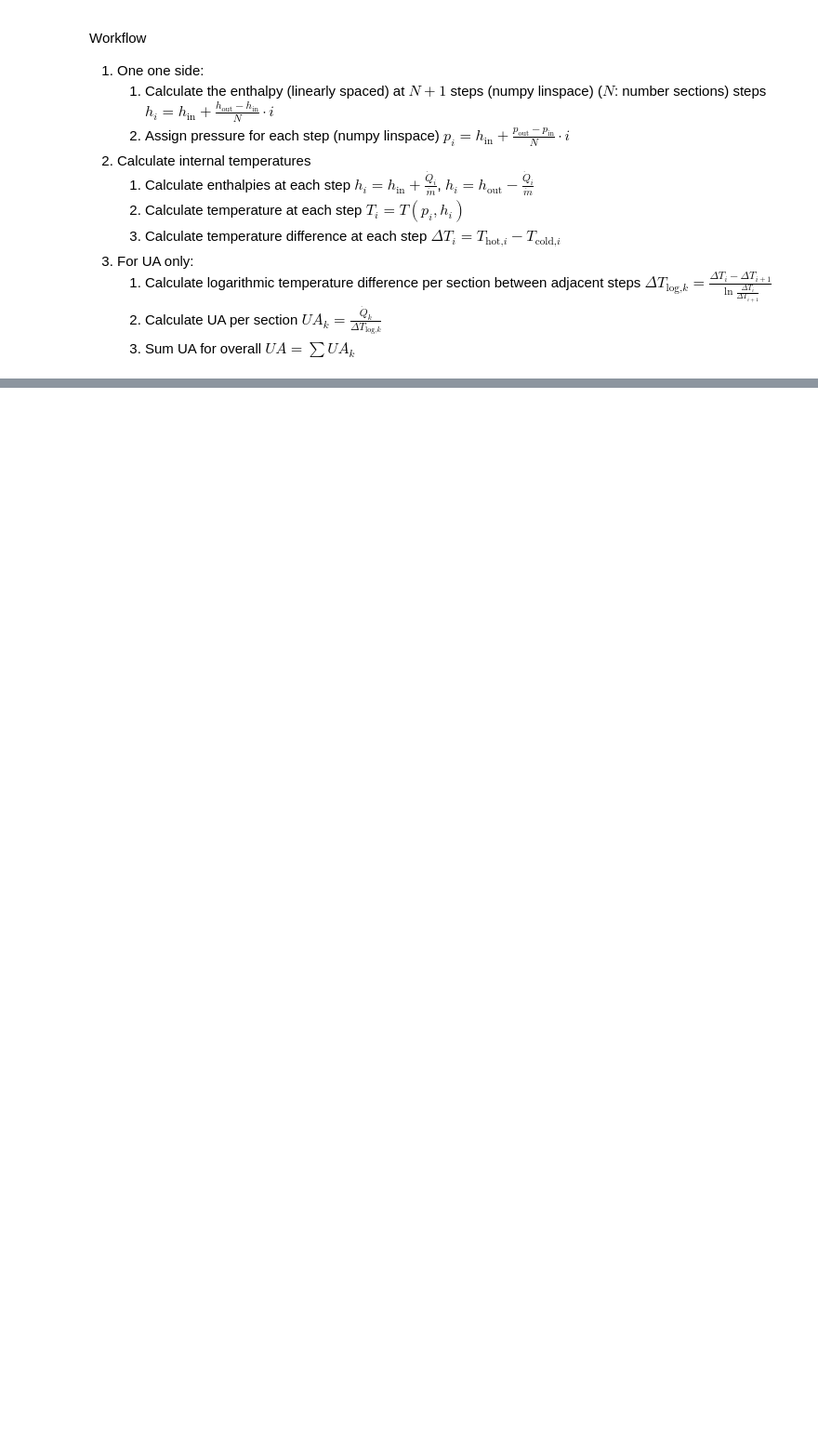
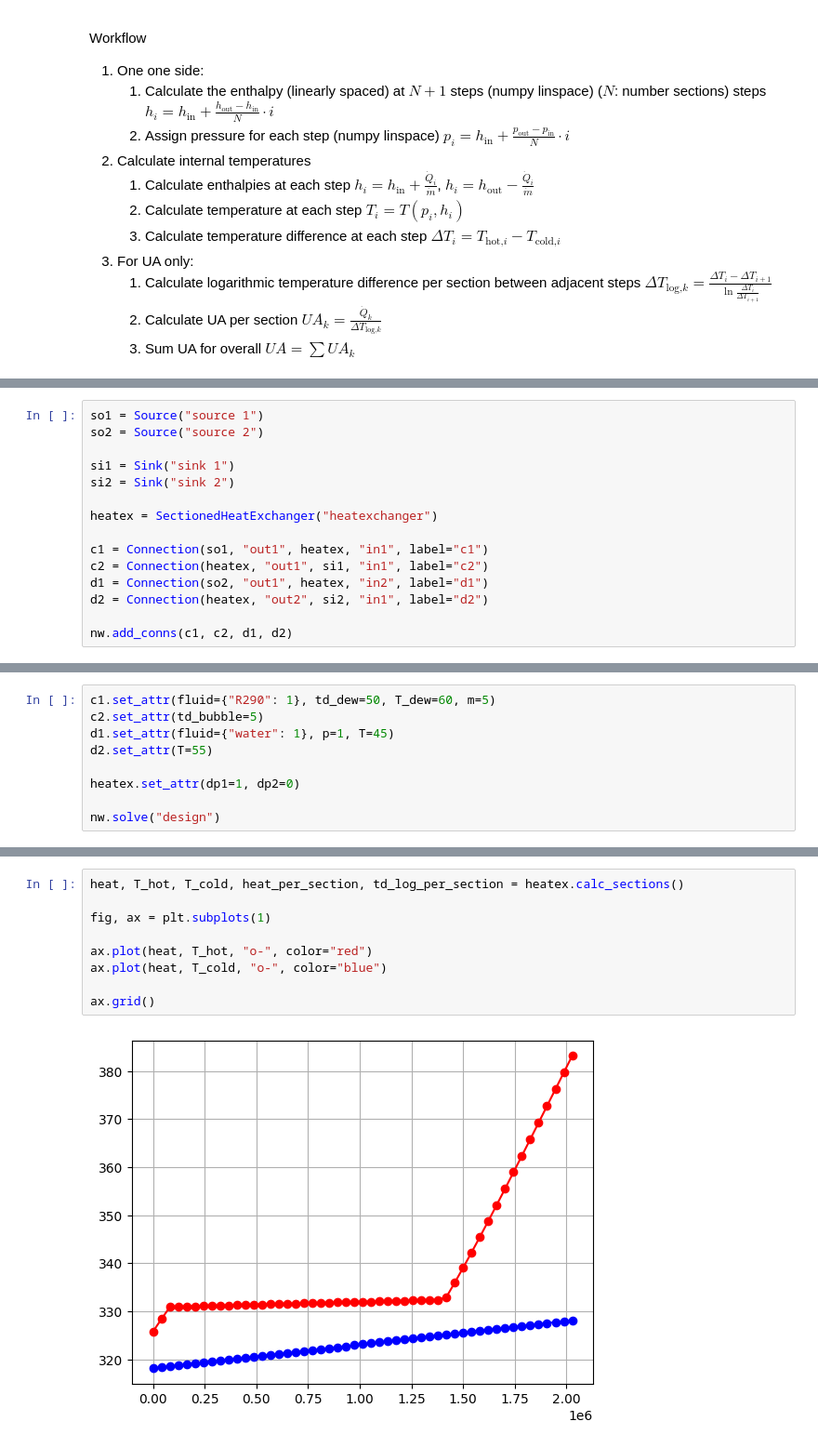
Before and after one commit to fwitte/tespy-user-meeting-2025, a Jupyter notebook: notebooks/heatexchangers.ipynb, the cells around one changed output, grey strips where cells are left out. Shown: that part at 93% size. Cells and saved outputs as stored; diff of their text form; blank space fills up the shorter version.

Commit message:
Add an example for SectionedHeatExchanger

```diff
--- a/notebooks/heatexchangers.ipynb
+++ b/notebooks/heatexchangers.ipynb
@@ -202,0 +250,15 @@ Workflow
+# %%
+so1 = Source("source 1")
+so2 = Source("source 2")
+
+si1 = Sink("sink 1")
+si2 = Sink("sink 2")
+
+heatex = SectionedHeatExchanger("heatexchanger")
+
+c1 = Connection(so1, "out1", heatex, "in1", label="c1")
+c2 = Connection(heatex, "out1", si1, "in1", label="c2")
+d1 = Connection(so2, "out1", heatex, "in2", label="d1")
+d2 = Connection(heatex, "out2", si2, "in1", label="d2")
+
+nw.add_conns(c1, c2, d1, d2)
@@ -202,0 +267,9 @@ Workflow
+# %%
+c1.set_attr(fluid={"R290": 1}, td_dew=50, T_dew=60, m=5)
+c2.set_attr(td_bubble=5)
+d1.set_attr(fluid={"water": 1}, p=1, T=45)
+d2.set_attr(T=55)
+
+heatex.set_attr(dp1=1, dp2=0)
+
+nw.solve("design")
@@ -202,0 +284,11 @@ Workflow
+# %%
+heat, T_hot, T_cold, heat_per_section, td_log_per_section = heatex.calc_sections()
+
+fig, ax = plt.subplots(1)
+
+ax.plot(heat, T_hot, "o-", color="red")
+ax.plot(heat, T_cold, "o-", color="blue")
+
+ax.grid()
+# %% [output]
+[figure, added]
```
Also changed, not shown: parts of 10 cells of this notebook.
